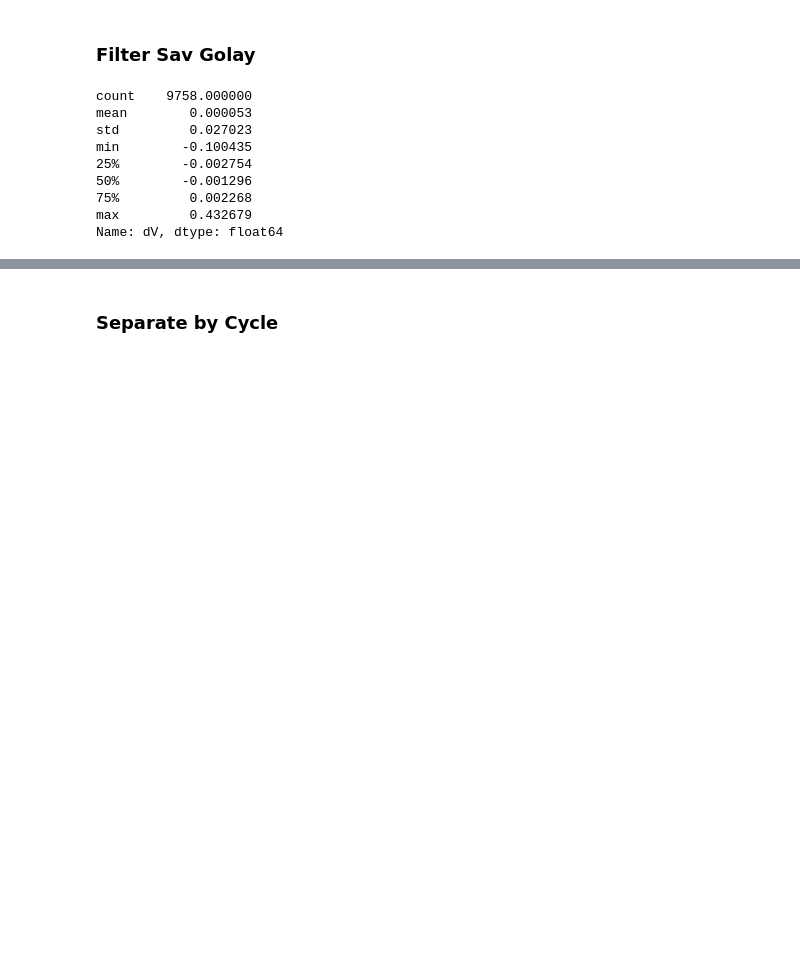
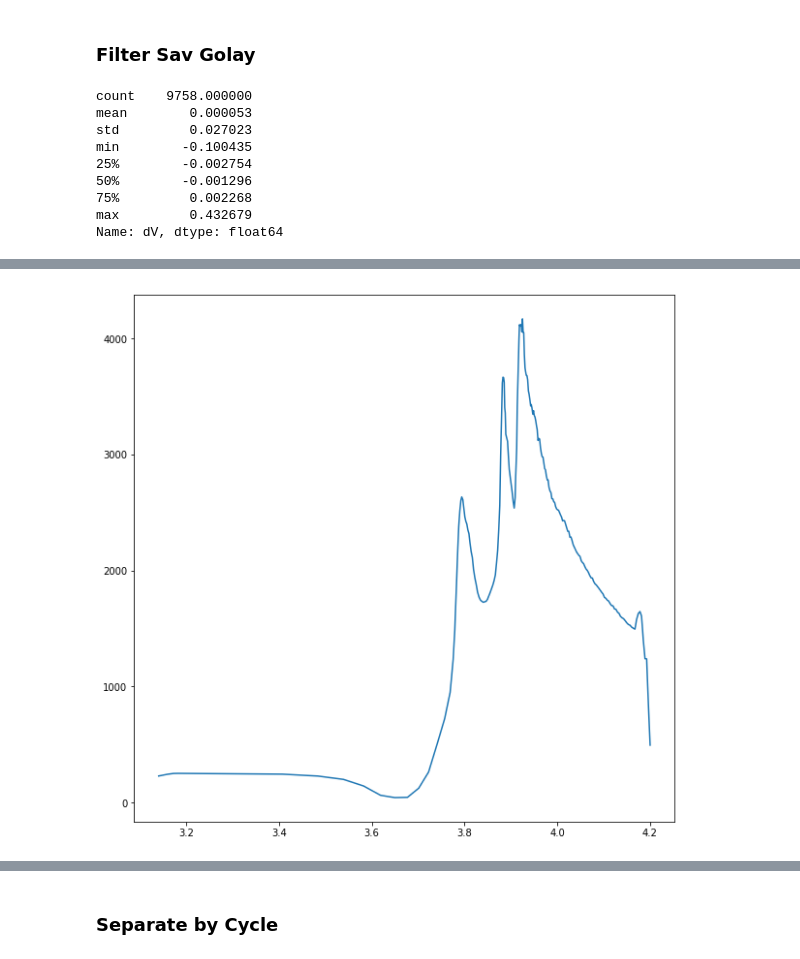
Before and after one commit to nicolet5/DiffCapAnalyzer, a Jupyter notebook: ourproject/GaussianPeakFitting.ipynb, the cells around one changed output, grey strips where cells are left out. Cells and saved outputs as stored; diff of their text form; code cells hidden in the pictures; blank space fills up the shorter version.

```diff
--- a/ourproject/GaussianPeakFitting.ipynb
+++ b/ourproject/GaussianPeakFitting.ipynb
@@ -179,7 +181,7 @@ unfilt = pd.concat([data1['dQ/dV']])
 unfiltar = unfilt.values
 #converts into an array
 # %%
-data1['filtered dq/dv'] = scipy.signal.savgol_filter(unfiltar, 17, 3)
+data1['filtered dq/dv'] = scipy.signal.savgol_filter(unfiltar, 19, 3)
 # %%
 data1.head(500);
 # %%
@@ -194,0 +206,9 @@ myplot = plt.plot(df1['Voltage(V)'], df1['filtered dq/dv'])
+# %%
+dftop = pd.DataFrame()
+dftop = df1[df1['filtered dq/dv'] > 0].head(len(dftop.index)-6)
+dftop = dftop.reset_index(drop=True)
+
+fig = plt.figure(figsize=(10, 10), facecolor='w', edgecolor='k')
+myplot = plt.plot(dftop['Voltage(V)'], dftop['filtered dq/dv'])
+# %% [output]
+[figure, added]
```
Also changed, not shown: parts of 16 cells of this notebook.
